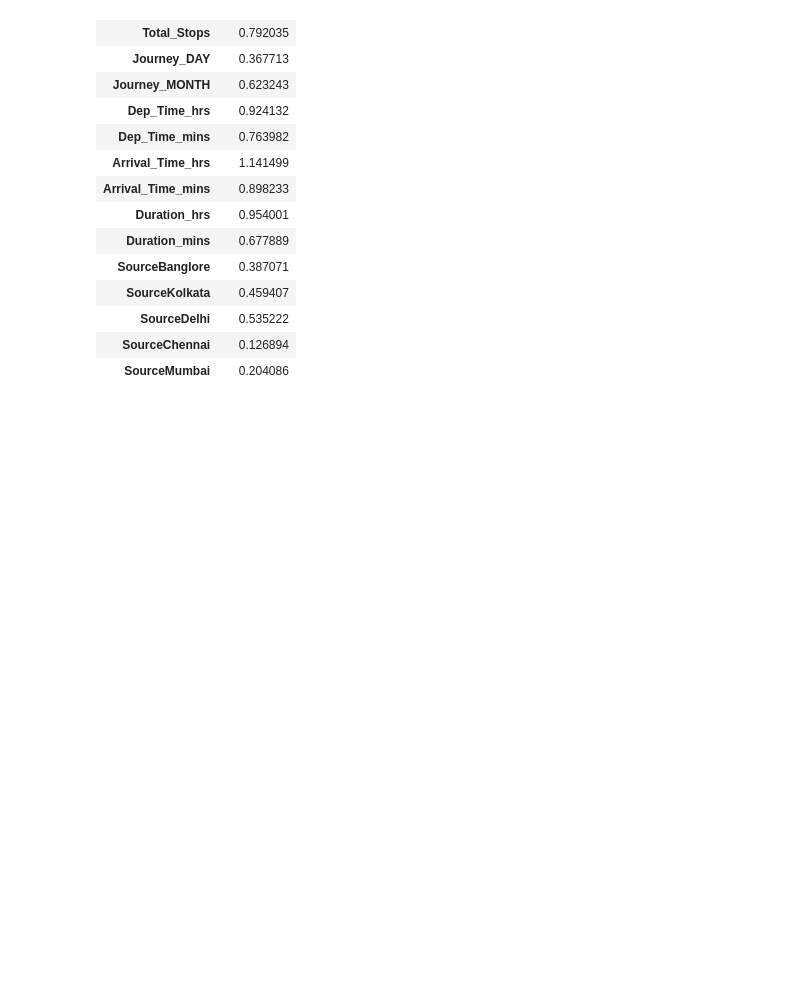
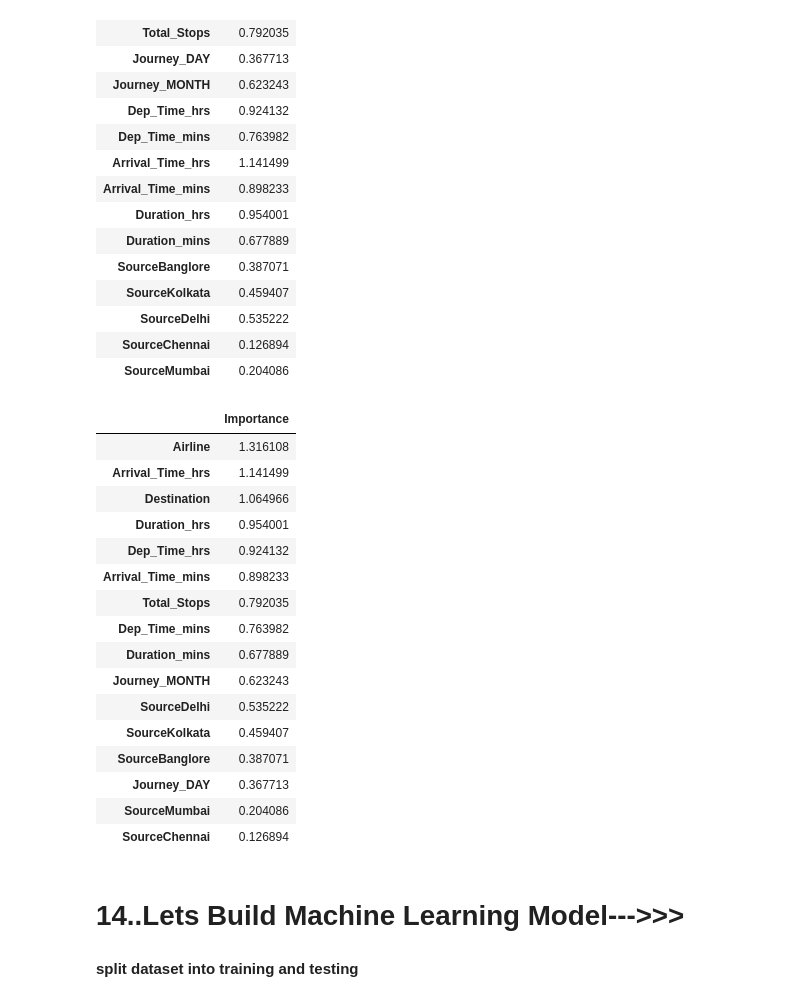
Before and after one commit to CyberWol-12/Airline-Fare-Prediction, a Jupyter notebook: flight_prediction.ipynb, the cells around one changed output. Drawn from its saved outputs; the diff is of its cells as text; code cells hidden in the pictures; blank space fills up the shorter version.

Commit message:
model train

```diff
--- a/flight_prediction.ipynb
+++ b/flight_prediction.ipynb
@@ -1522,3 +1522,27 @@ info_df
 | SourceDelhi | 0.535222 |
 | SourceChennai | 0.126894 |
 | SourceMumbai | 0.204086 |
+# %%
+info_df.sort_values(by='Importance',ascending=False)
+# %% [output]
+|  | Importance |
+| Airline | 1.316108 |
+| Arrival_Time_hrs | 1.141499 |
+| Destination | 1.064966 |
+| Duration_hrs | 0.954001 |
+| Dep_Time_hrs | 0.924132 |
+| Arrival_Time_mins | 0.898233 |
+| Total_Stops | 0.792035 |
+| Dep_Time_mins | 0.763982 |
+| Duration_mins | 0.677889 |
+| Journey_MONTH | 0.623243 |
+| SourceDelhi | 0.535222 |
+| SourceKolkata | 0.459407 |
+| SourceBanglore | 0.387071 |
+| Journey_DAY | 0.367713 |
+| SourceMumbai | 0.204086 |
+| SourceChennai | 0.126894 |
+# %% [markdown]
+# 14..Lets Build Machine Learning Model--->>>
+# %% [markdown]
+**split dataset into training and testing**
```
Also changed, not shown: parts of 6 cells of this notebook.
